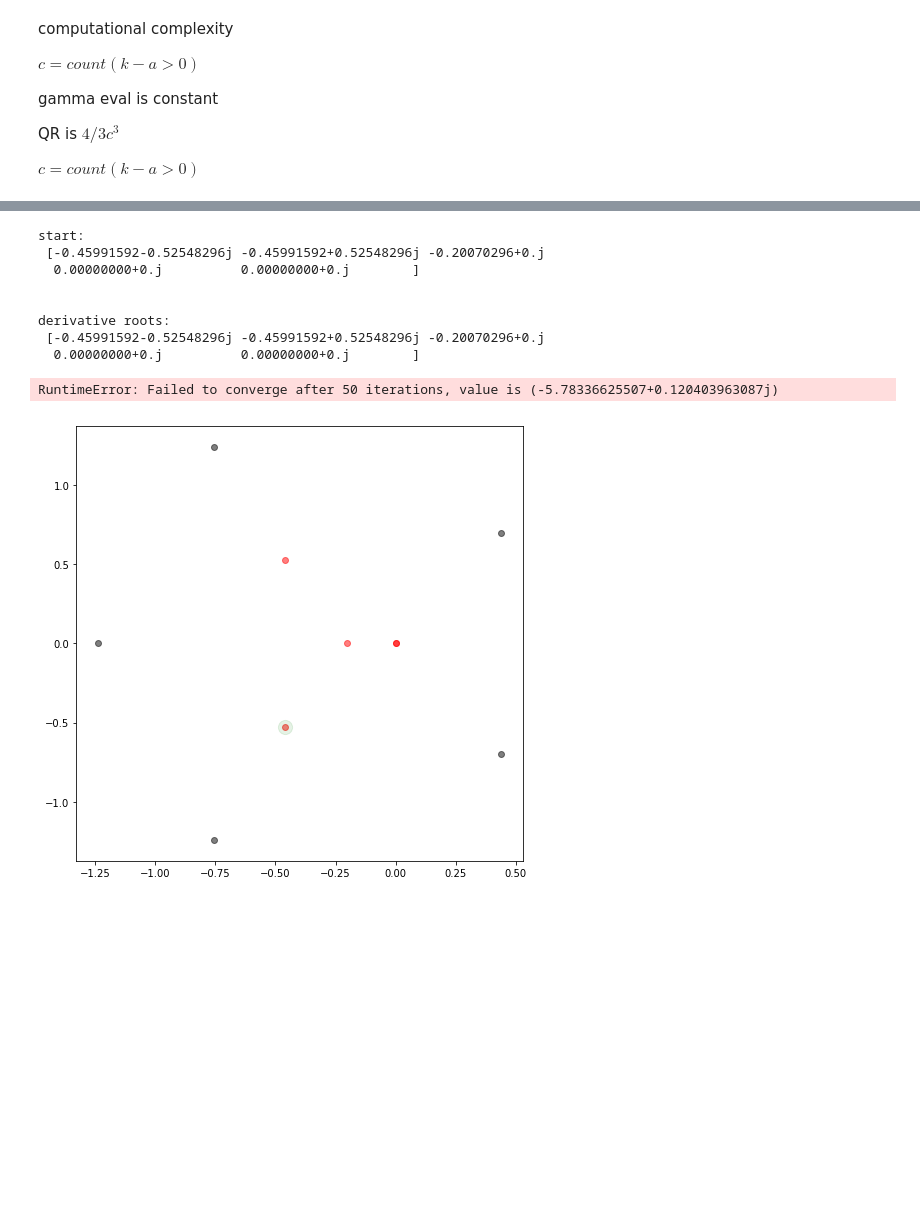
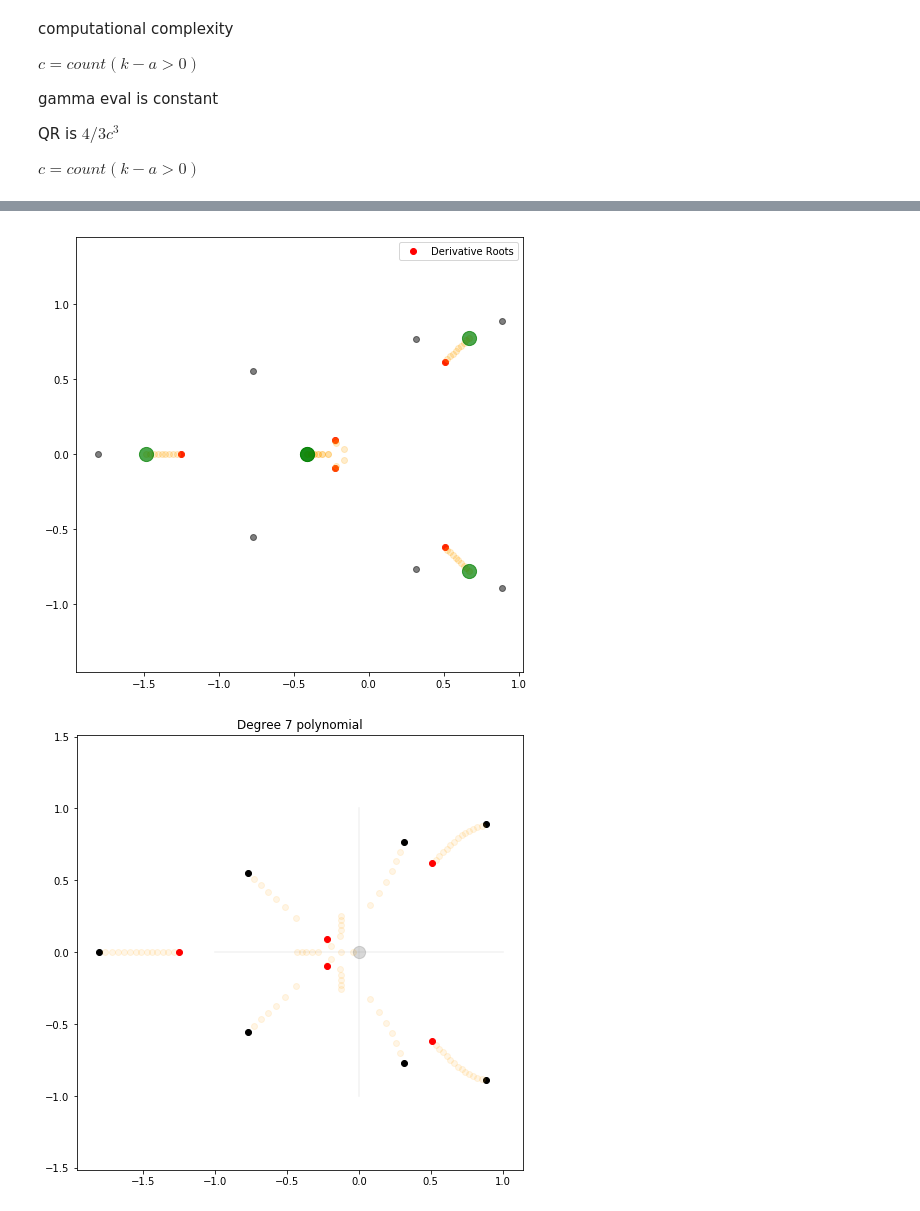
Before and after one commit to dgmiller/polyrand, a Jupyter notebook: Experiment_05.ipynb, the cells around one changed output, grey strips where cells are left out. Cells and saved outputs as stored; diff of their text form; code cells hidden in the pictures; blank space fills up the shorter version.

```diff
--- a/Experiment_05.ipynb
+++ b/Experiment_05.ipynb
@@ -48,7 +48,7 @@ $ c = count(k-a>0)$
 # %%
 # test case
 np.random.seed(0)
-coeffs = np.random.randn(6)
+coeffs = np.random.randn(8)
 coeffs[-1] = 1.
 P = np.polynomial.polynomial.Polynomial(coeffs)
 x = np.linspace(-1,1,101)
@@ -127,16 +115,9 @@ def newton_integration_x(coeffs,dx,n_steps=300):
     plt.legend()
     plt.show()
 # %%
-R = newton_integration_x(coeffs,2,n_steps=15)
-rf.timelapse(coeffs,0,2,n_frames=300)
+R = newton_integration_x(coeffs,2,.1,niters=10)
+rf.timelapse(coeffs,0,2,n_frames=15)
+rf.animate_roots(coeffs,0,2)
 # %% [output]
-start:
- [-0.45991592-0.52548296j -0.45991592+0.52548296j -0.20070296+0.j
-  0.00000000+0.j          0.00000000+0.j        ]
-
-
-derivative roots:
- [-0.45991592-0.52548296j -0.45991592+0.52548296j -0.20070296+0.j
-  0.00000000+0.j          0.00000000+0.j        ]
-RuntimeError: Failed to converge after 50 iterations, value is (-5.78336625507+0.120403963087j)
-[figure, old version]
+[figure, new version]
+[figure, added]
```
Also changed, not shown: parts of 3 cells of this notebook.
